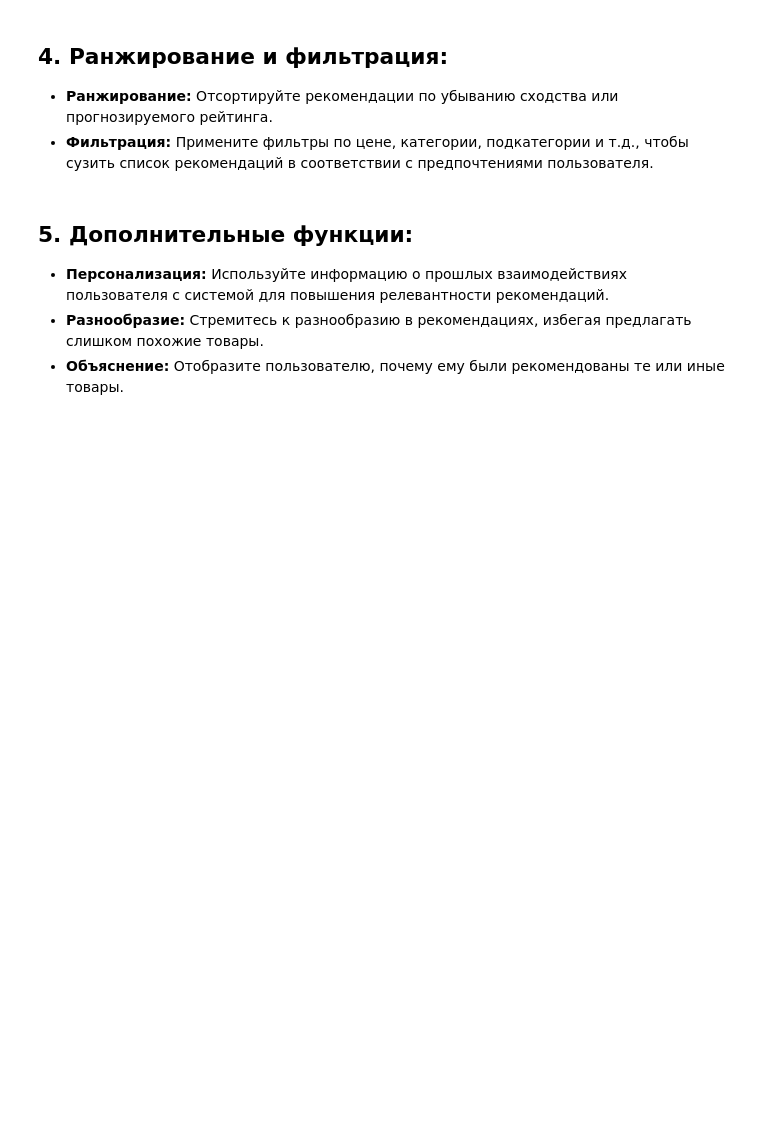
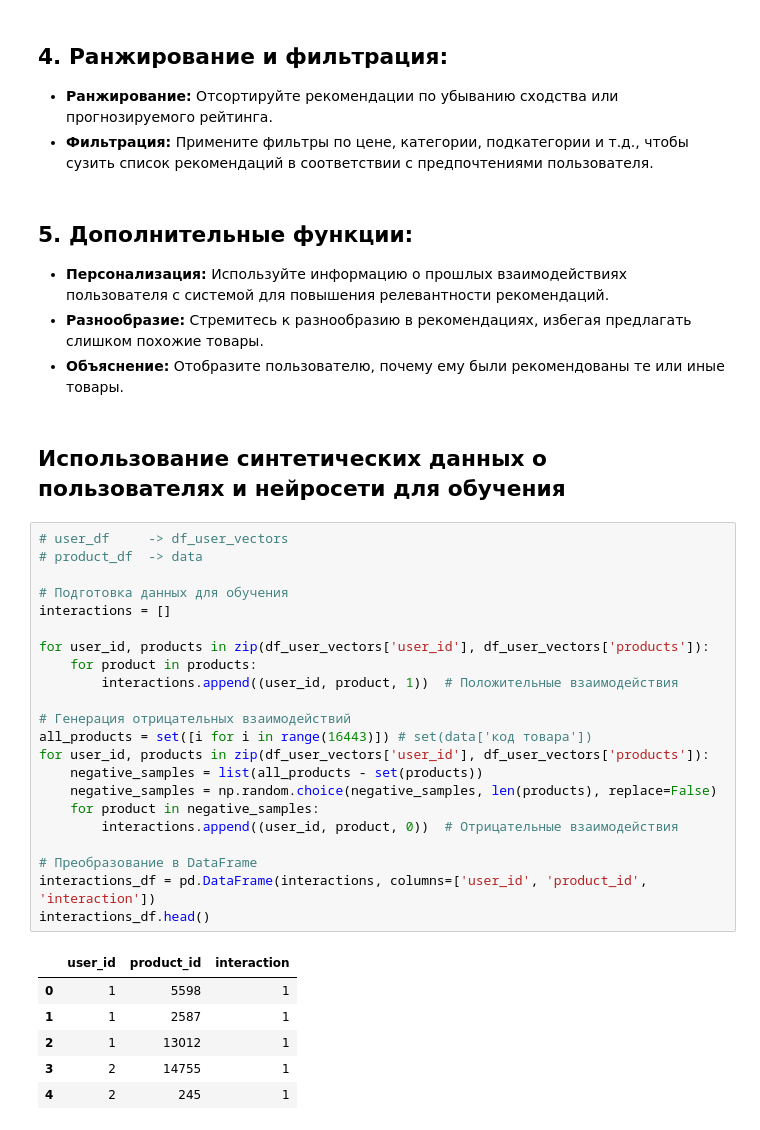
Before and after one commit to tutsilianna/Gift_Recommendation_System, a Jupyter notebook: Gift_Recommendation_System.ipynb, the cells around one changed output. Cells and saved outputs as stored; diff of their text form; blank space fills up the shorter version.

```diff
--- a/Gift_Recommendation_System.ipynb
+++ b/Gift_Recommendation_System.ipynb
@@ -696,3 +706,34 @@ data.to_csv('out.csv', index=False)
 * **Персонализация:** Используйте информацию о прошлых взаимодействиях пользователя с системой для повышения релевантности рекомендаций.
 * **Разнообразие:** Стремитесь к разнообразию в рекомендациях, избегая предлагать слишком похожие товары.
 * **Объяснение:** Отобразите пользователю, почему ему были рекомендованы те или иные товары.
+# %% [markdown]
+## **Использование синтетических данных о пользователях и нейросети для обучения**
+# %%
+# user_df     -> df_user_vectors
+# product_df  -> data
+
+# Подготовка данных для обучения
+interactions = []
+
+for user_id, products in zip(df_user_vectors['user_id'], df_user_vectors['products']):
+    for product in products:
+        interactions.append((user_id, product, 1))  # Положительные взаимодействия
+
+# Генерация отрицательных взаимодействий
+all_products = set([i for i in range(16443)]) # set(data['код товара'])
+for user_id, products in zip(df_user_vectors['user_id'], df_user_vectors['products']):
+    negative_samples = list(all_products - set(products))
+    negative_samples = np.random.choice(negative_samples, len(products), replace=False)
+    for product in negative_samples:
+        interactions.append((user_id, product, 0))  # Отрицательные взаимодействия
+
+# Преобразование в DataFrame
+interactions_df = pd.DataFrame(interactions, columns=['user_id', 'product_id', 'interaction'])
+interactions_df.head()
+# %% [output]
+|  | user_id | product_id | interaction |
+| 0 | 1 | 5598 | 1 |
+| 1 | 1 | 2587 | 1 |
+| 2 | 1 | 13012 | 1 |
+| 3 | 2 | 14755 | 1 |
+| 4 | 2 | 245 | 1 |
```
Also changed, not shown: parts of 25 cells of this notebook.
